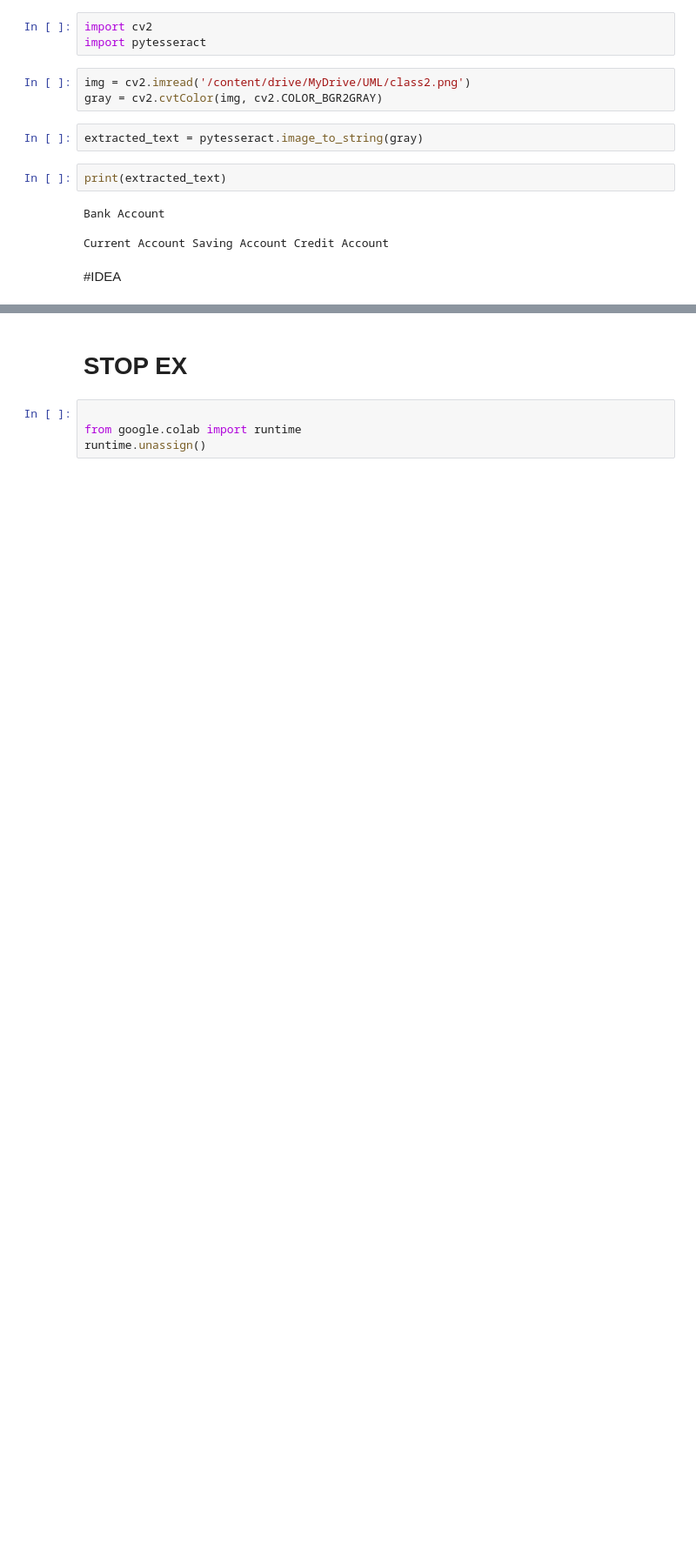
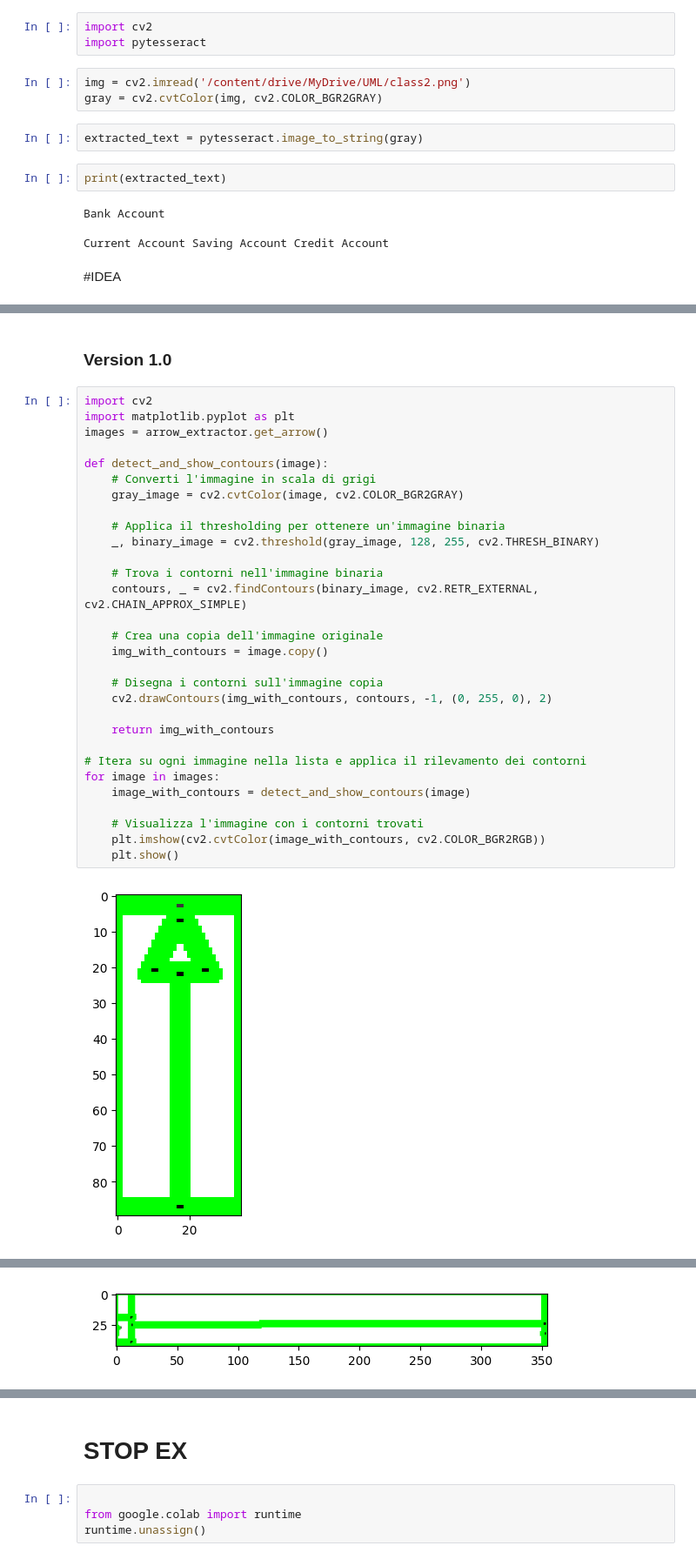
Before and after one commit to DomenicoArmillotta/MSC_thesis-Uml_quality_assessment_with_ML, a Jupyter notebook: provaOPENcv.ipynb, the cells around one changed output, grey strips where cells are left out. Shown at 87% size. Cells and saved outputs as stored; diff of their text form; blank space fills up the shorter version.

```diff
--- a/provaOPENcv.ipynb
+++ b/provaOPENcv.ipynb
@@ -1269,0 +1393,34 @@ Current Account Saving Account Credit Account
+# %% [markdown]
+### Version 1.0
+# %%
+import cv2
+import matplotlib.pyplot as plt
+images = arrow_extractor.get_arrow()
+
+def detect_and_show_contours(image):
+    # Converti l'immagine in scala di grigi
+    gray_image = cv2.cvtColor(image, cv2.COLOR_BGR2GRAY)
+
+    # Applica il thresholding per ottenere un'immagine binaria
+    _, binary_image = cv2.threshold(gray_image, 128, 255, cv2.THRESH_BINARY)
+
+    # Trova i contorni nell'immagine binaria
+    contours, _ = cv2.findContours(binary_image, cv2.RETR_EXTERNAL, cv2.CHAIN_APPROX_SIMPLE)
+
+    # Crea una copia dell'immagine originale
+    img_with_contours = image.copy()
+
+    # Disegna i contorni sull'immagine copia
+    cv2.drawContours(img_with_contours, contours, -1, (0, 255, 0), 2)
+
+    return img_with_contours
+
+# Itera su ogni immagine nella lista e applica il rilevamento dei contorni
+for image in images:
+    image_with_contours = detect_and_show_contours(image)
+
+    # Visualizza l'immagine con i contorni trovati
+    plt.imshow(cv2.cvtColor(image_with_contours, cv2.COLOR_BGR2RGB))
+    plt.show()
+# %% [output]
+[figure, added]
@@ -1269,0 +1432 @@ Current Account Saving Account Credit Account
+[figure, added]
```
Also changed, not shown: parts of 16 cells of this notebook.
